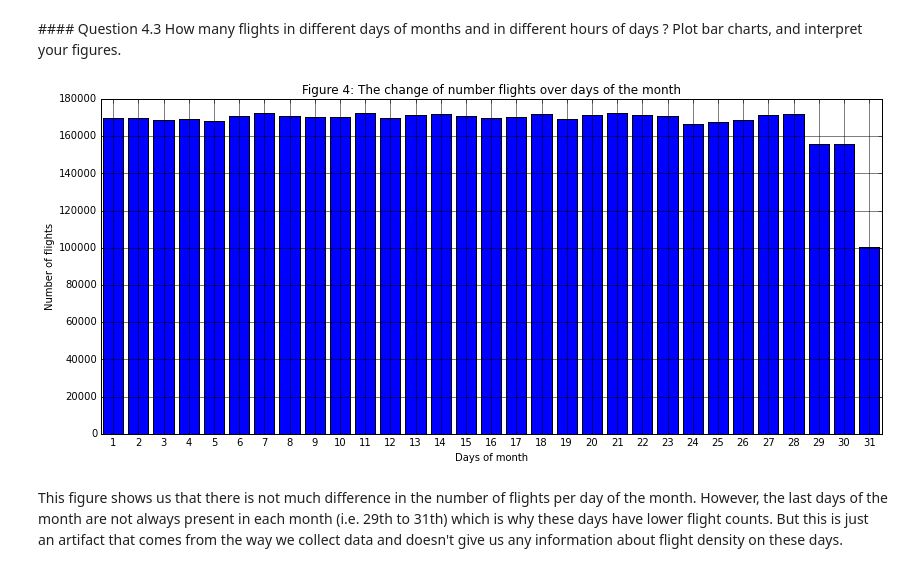
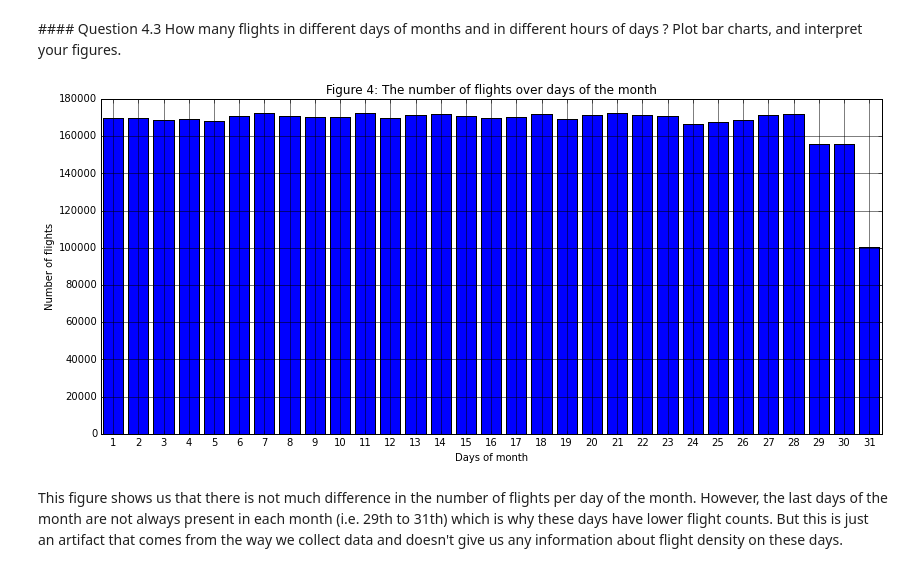
Before and after one commit to adriculteur/Algorithmic-Machine-Learning, a Jupyter notebook: Notebooks/[Lecture 5+6] Regression algorithm - Using Random Forests to predict Airplane Delays.ipynb, the cells around one changed output. Saved outputs shown, nothing was run; the diff lists cells and outputs as text; code cells hidden in the pictures.

```diff
--- a/Notebooks/[Lecture 5+6] Regression algorithm - Using Random Forests to predict Airplane Delays.ipynb
+++ b/Notebooks/[Lecture 5+6] Regression algorithm - Using Random Forests to predict Airplane Delays.ipynb
@@ -434,25 +434,25 @@ How many flights in different days of months and in different hours of days ? Pl
 # %%
 
 statistic_day_of_month = df.groupBy('day_of_month').count().collect()
 #statistic_day_of_month.show()
 pdf = pd.DataFrame(data=statistic_day_of_month)
 
 plt.figure(num=None, figsize=(14,6))
 
 # plot bar chart
 plt.xlabel("Days of month")
 plt.ylabel("Number of flights")
-plt.title('Figure 4: The change of number flights over days of the month')
+plt.title('Figure 4: The number of flights over days of the month')
 plt.grid(True,which="both",ls="-")
 
 # plot bar chart
 plt.bar(pdf[0], pdf[1], align='center')
 #plt.ylim([80000, 180000])
 plt.xlim([0.5,31.5])
 plt.xticks(range(1,32))
 plt.show()
 # %% [output]
-[figure, old version]
+[figure, new version]
 # %% [markdown]
 <div class="comment">
 This figure shows us that there is not much difference in the number of flights per day of the month. However, the last days of the month are not always present in each month (i.e. 29th to 31th) which is why these days have lower flight counts. But this is just an artifact that comes from the way we collect data and doesn't give us any information about flight density on these days.
```
Also changed, not shown: parts of 71 cells of this notebook, 1 other file.
